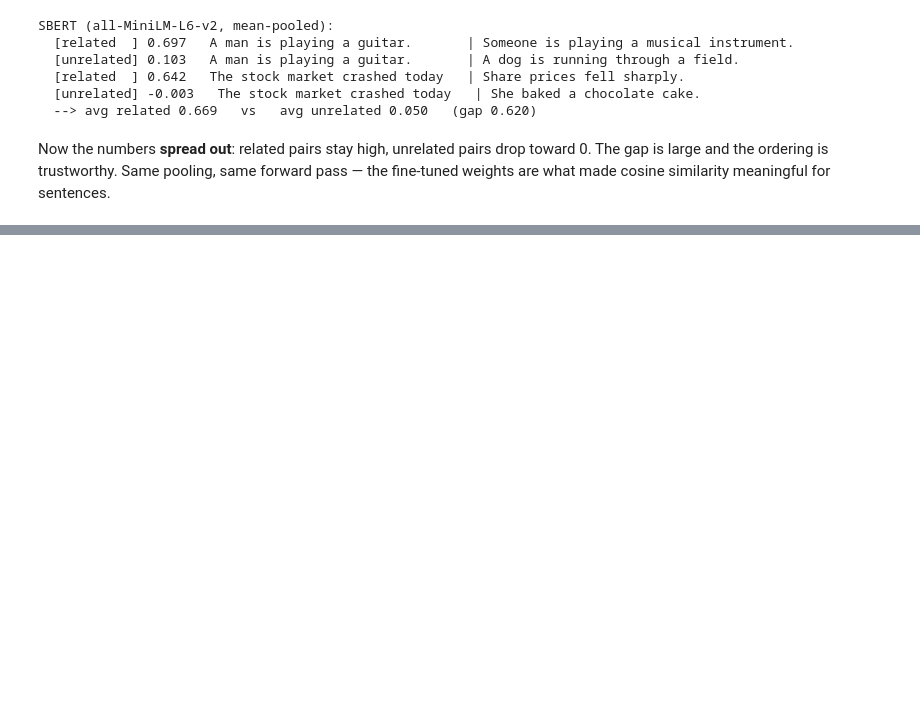
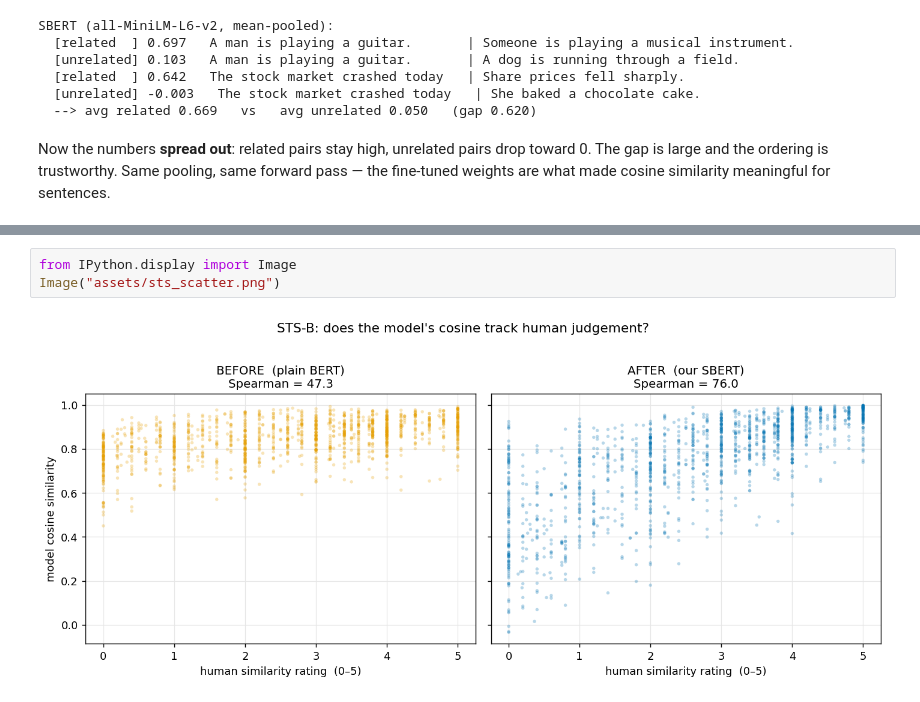
Before and after one commit to BaytAlhikmah/hands-on-llms-for-swes, a Jupyter notebook: chapters/8/sentence_embeddings.ipynb, the cells around one changed output, grey strips where cells are left out. Drawn from its saved outputs; the diff is of its cells as text; blank space fills up the shorter version.

```diff
--- a/chapters/8/sentence_embeddings.ipynb
+++ b/chapters/8/sentence_embeddings.ipynb
@@ -218,0 +301,5 @@ words in its sentence — and see exactly how these context-aware vectors get co
+# %%
+from IPython.display import Image
+Image("assets/sts_scatter.png")
+# %% [output]
+[figure, added]
```
Also changed, not shown: parts of 25 cells of this notebook.
